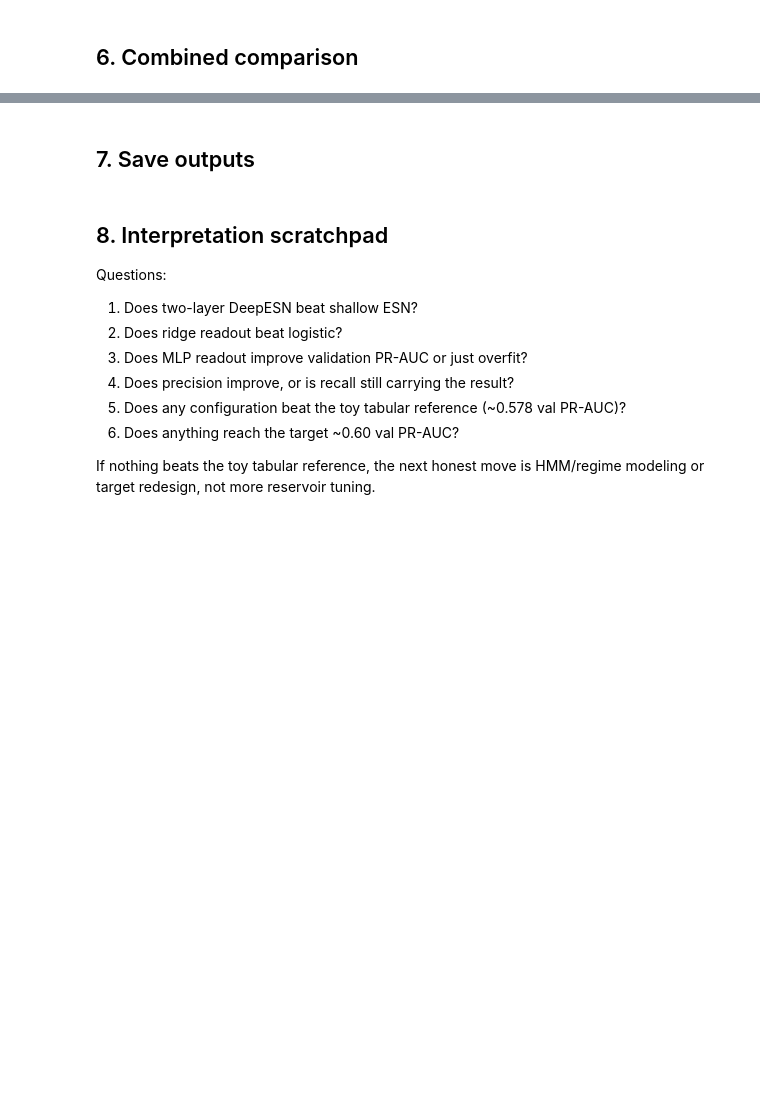
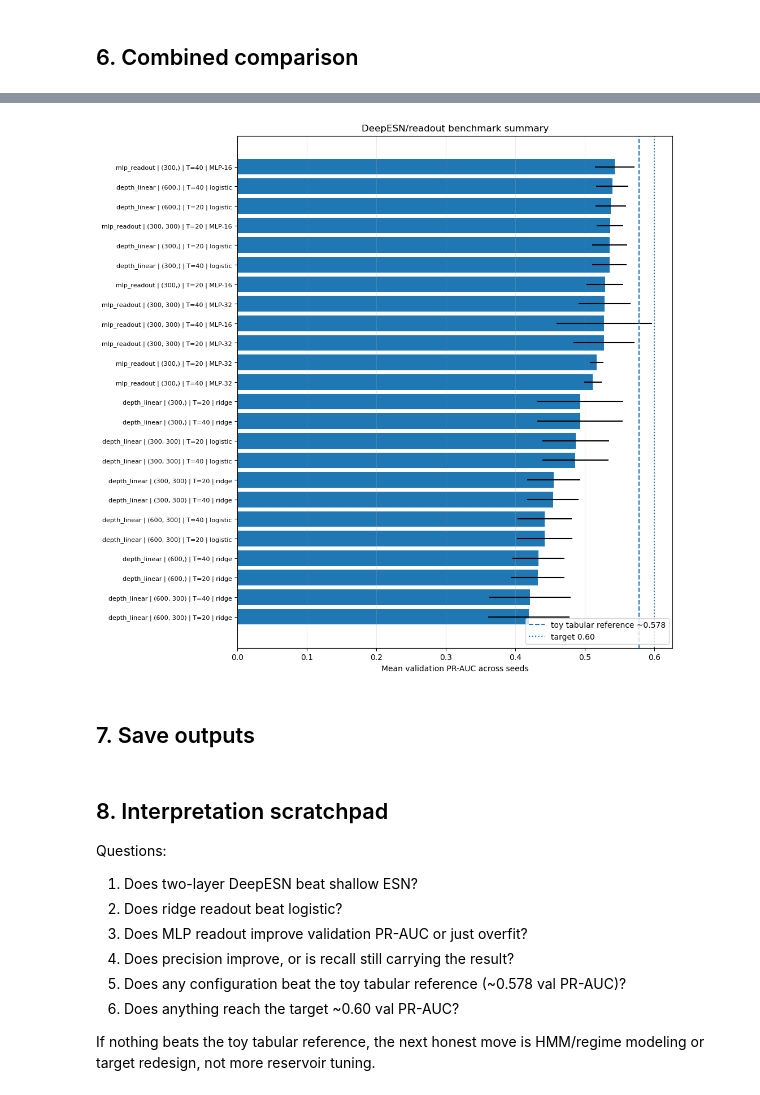
Before and after one commit to friedsam/qpitome-qrc-volatility, a Jupyter notebook: notebooks/05_deep_esn_and_readout_benchmark.ipynb, the cells around one changed output, grey strips where cells are left out. Cells and saved outputs as stored; diff of their text form; code cells hidden in the pictures; blank space fills up the shorter version.

```diff
--- a/notebooks/05_deep_esn_and_readout_benchmark.ipynb
+++ b/notebooks/05_deep_esn_and_readout_benchmark.ipynb
@@ -338,22 +551,52 @@ combined_agg[display_cols].head(30)
 # %%
-plot_df = combined_agg.sort_values("mean_val_pr_auc", ascending=True).tail(25)
+plot_df = combined_agg.sort_values("mean_val_pr_auc", ascending=True).tail(25).copy()
+
+def short_readout_label(row):
+    if row["readout_kind"] in ["logistic", "ridge"]:
+        return row["readout_kind"]
+    if row["readout_kind"] == "mlp":
+        params = row["readout_params_key"]
+        if "hidden_layer_sizes', (16,)" in params:
+            return "MLP-16"
+        if "hidden_layer_sizes', (32,)" in params:
+            return "MLP-32"
+        return "MLP"
+    return row["readout_kind"]
+
+plot_df["readout_short"] = plot_df.apply(short_readout_label, axis=1)
+
 labels = (
     plot_df["experiment"]
-    + " | " + plot_df["layer_units"].astype(str)
-    + " | T=" + plot_df["seq_len"].astype(str)
-    + " | " + plot_df["readout_kind"]
+    + " | "
+    + plot_df["layer_units_key"]
+    + " | T="
+    + plot_df["seq_len"].astype(str)
+    + " | "
+    + plot_df["readout_short"]
 )
 
-plt.figure(figsize=(11, max(5, 0.35 * len(plot_df))))
-plt.barh(labels, plot_df["mean_val_pr_auc"], xerr=plot_df["std_val_pr_auc"].fillna(0))
-plt.axvline(0.578, linestyle="--", label="toy tabular reference ~0.578")
-plt.axvline(0.600, linestyle=":", label="target 0.60")
-plt.xlabel("Mean validation PR-AUC across seeds")
-plt.title("DeepESN/readout benchmark summary")
-plt.legend()
-plt.grid(axis="x", alpha=0.25)
-plt.tight_layout()
+fig_height = max(7, 0.45 * len(plot_df))
+fig, ax = plt.subplots(figsize=(14, fig_height))
+
+ax.barh(
+    labels,
+    plot_df["mean_val_pr_auc"],
+    xerr=plot_df["std_val_pr_auc"].fillna(0),
+)
+
+ax.axvline(0.578, linestyle="--", label="toy tabular reference ~0.578")
+ax.axvline(0.600, linestyle=":", label="target 0.60")
+
+ax.set_xlabel("Mean validation PR-AUC across seeds")
+ax.set_title("DeepESN/readout benchmark summary")
+ax.grid(axis="x", alpha=0.25)
+ax.legend(loc="lower right")
+ax.tick_params(axis="y", labelsize=8)
+
+plt.subplots_adjust(left=0.42, right=0.97, top=0.92, bottom=0.08)
 plt.show()
+# %% [output]
+[figure, added]
 # %% [markdown]
 ## 7. Save outputs
 # %%
```
Also changed, not shown: parts of 15 cells of this notebook, 16 other files.
